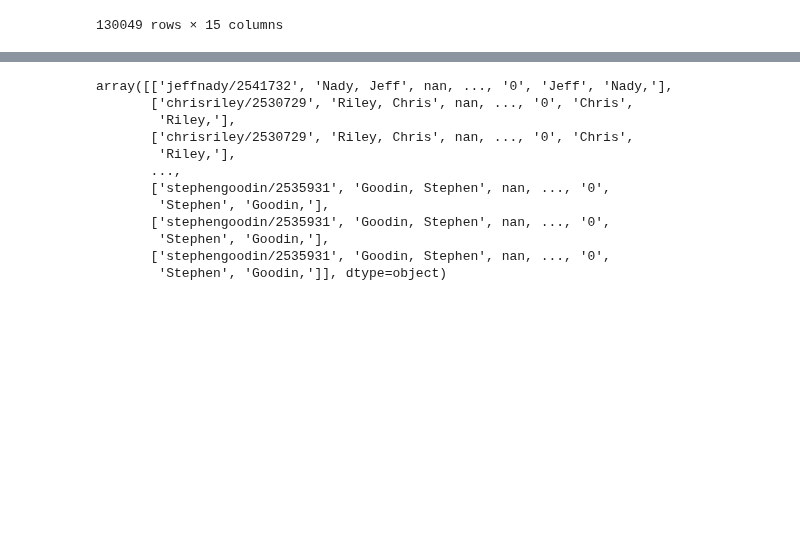
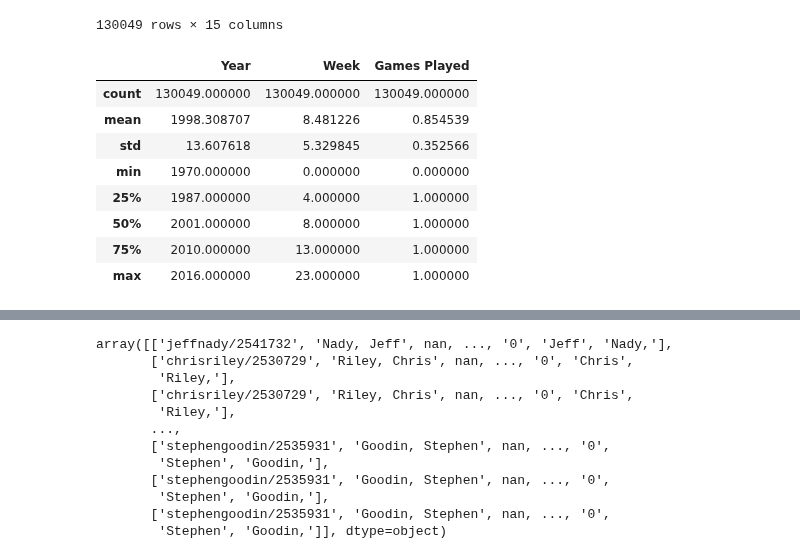
Before and after one commit to abidshafee/google.colaboratory_project, a Jupyter notebook: DataScience_Foundation.ipynb, the cells around one changed output, grey strips where cells are left out. Drawn from its saved outputs; the diff is of its cells as text; code cells hidden in the pictures; blank space fills up the shorter version.

```diff
--- a/DataScience_Foundation.ipynb
+++ b/DataScience_Foundation.ipynb
@@ -63,3 +66,14 @@ df
 # %%
 # converting dataframe to numpy object using 'values' attributes
 x = df.values
+df.describe()
+# %% [output]
+|  | Year | Week | Games Played |
+| count | 130049.000000 | 130049.000000 | 130049.000000 |
+| mean | 1998.308707 | 8.481226 | 0.854539 |
+| std | 13.607618 | 5.329845 | 0.352566 |
+| min | 1970.000000 | 0.000000 | 0.000000 |
+| 25% | 1987.000000 | 4.000000 | 1.000000 |
+| 50% | 2001.000000 | 8.000000 | 1.000000 |
+| 75% | 2010.000000 | 13.000000 | 1.000000 |
+| max | 2016.000000 | 23.000000 | 1.000000 |
```
Also changed, not shown: parts of 2 cells of this notebook.
